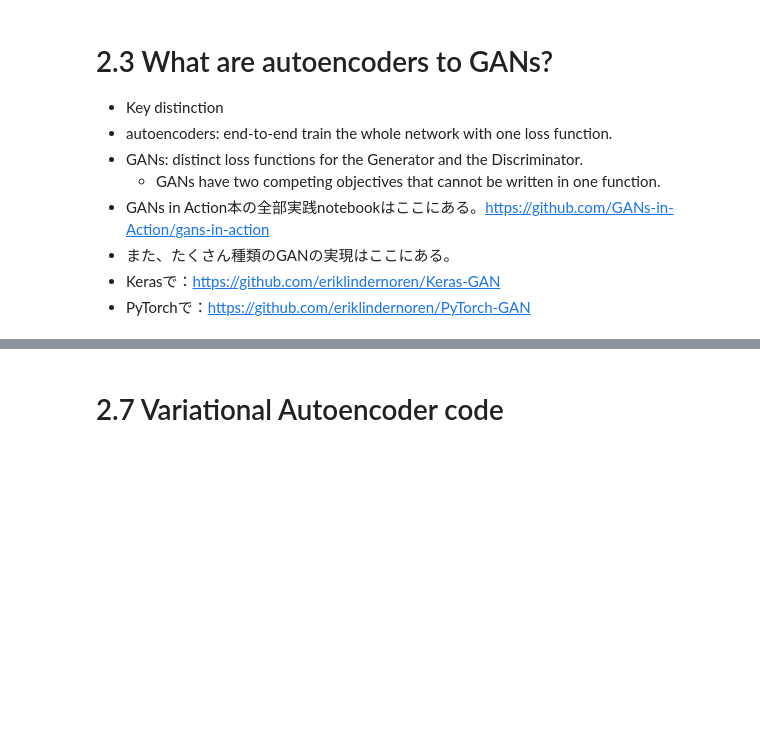
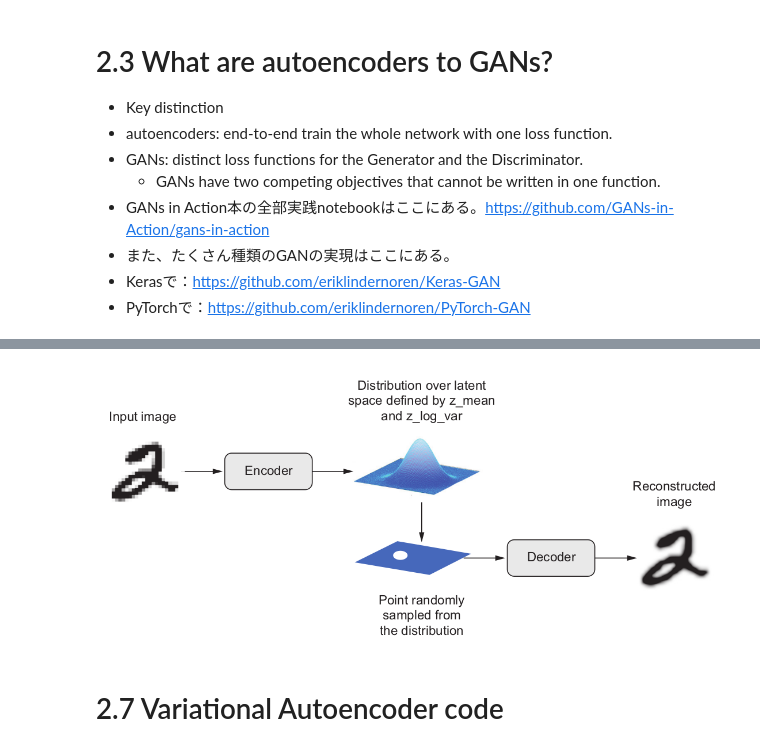
Before and after one commit to youngsend/DeepLearningAndCloud, a Jupyter notebook: GANs-in-Action-Langr-Bok/c2-into-to-generative-modeling-with-autoencoder.ipynb, the cells around one changed output, grey strips where cells are left out. Saved outputs shown, nothing was run; the diff lists cells and outputs as text; code cells hidden in the pictures; blank space fills up the shorter version.

```diff
--- a/GANs-in-Action-Langr-Bok/c2-into-to-generative-modeling-with-autoencoder.ipynb
+++ b/GANs-in-Action-Langr-Bok/c2-into-to-generative-modeling-with-autoencoder.ipynb
@@ -11,3 +18,7 @@
+# %%
+Image("img/vae-2020-02-27 22-08-59.png")
+# %% [output]
+[figure, added]
 # %% [markdown]
 # 2.7 Variational Autoencoder code
 # %% [markdown]
```
Also changed, not shown: parts of 2 cells of this notebook, 2 other files.
